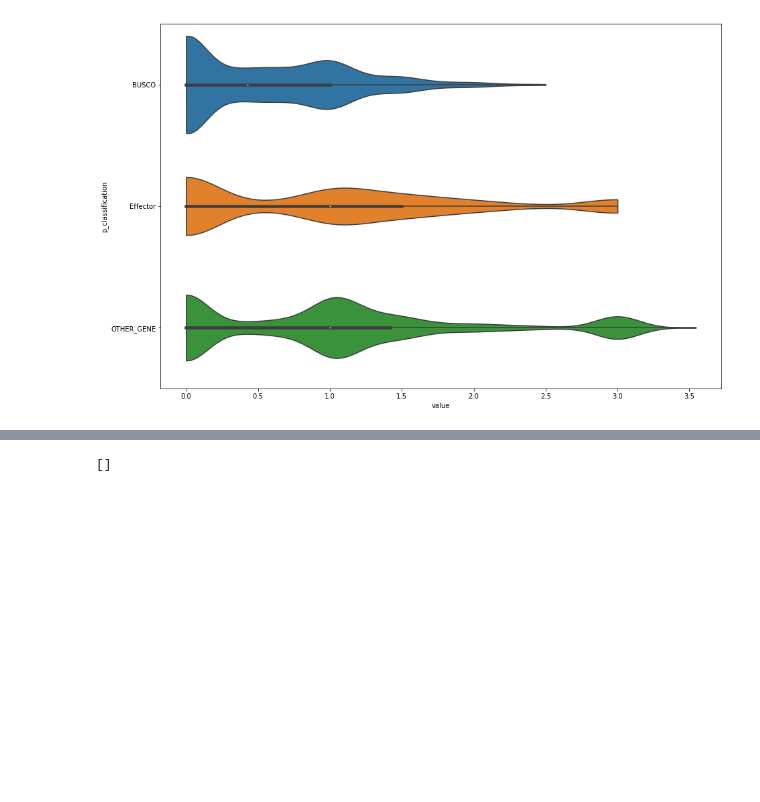
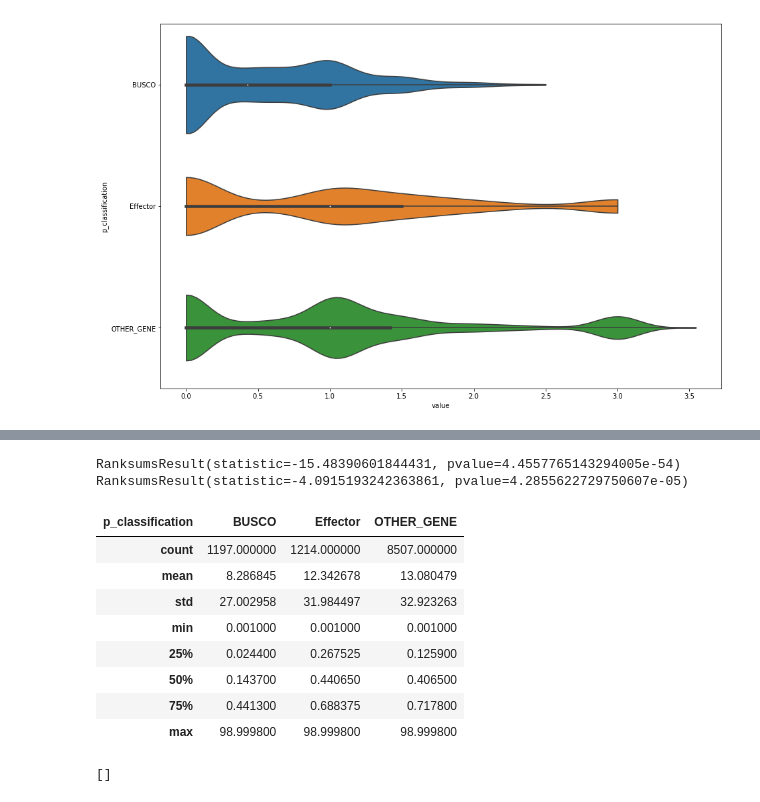
Before and after one commit to BenjaminSchwessinger/Pst_104E_analysis, a Jupyter notebook: Pst_104E_v12_post_allele_analysis_v02.ipynb, the cells around one changed output, grey strips where cells are left out. Cells and saved outputs as stored; diff of their text form; code cells hidden in the pictures; blank space fills up the shorter version.

```diff
--- a/Pst_104E_v12_post_allele_analysis_v02.ipynb
+++ b/Pst_104E_v12_post_allele_analysis_v02.ipynb
@@ -1192,3 +1342,22 @@ plt.setp(ax.artists, alpha=.01)
+# %%
+df = allele_hit_df.loc[:,['codmel_dN/dS', "p_classification"]].copy()
+df = df.pivot(values='codmel_dN/dS', columns= 'p_classification')
+print(stats.ranksums(df.BUSCO.dropna().values, df.Effector.dropna().values))
+print(stats.ranksums(df.OTHER_GENE.dropna().values, df.Effector.dropna().values))
+#print(df.BUSCO.dropna().mean(),df.Effector.dropna().mean(),df.OTHER_GENE.dropna().mean() )
+df.describe()
+# %% [output]
+RanksumsResult(statistic=-15.48390601844431, pvalue=4.4557765143294005e-54)
+RanksumsResult(statistic=-4.0915193242363861, pvalue=4.2855622729750607e-05)
+| p_classification | BUSCO | Effector | OTHER_GENE |
+| count | 1197.000000 | 1214.000000 | 8507.000000 |
+| mean | 8.286845 | 12.342678 | 13.080479 |
+| std | 27.002958 | 31.984497 | 32.923263 |
+| min | 0.001000 | 0.001000 | 0.001000 |
+| 25% | 0.024400 | 0.267525 | 0.125900 |
+| 50% | 0.143700 | 0.440650 | 0.406500 |
+| 75% | 0.441300 | 0.688375 | 0.717800 |
+| max | 98.999800 | 98.999800 | 98.999800 |
 # %%
 df = allele_hit_df.loc[:,['protein/cds_levdist', "h_classification"]].fillna(0).copy()
 qdf = quant_cut_df(df.pivot(values='protein/cds_levdist', columns= 'h_classification'))
```
Also changed, not shown: parts of 40 cells of this notebook.
